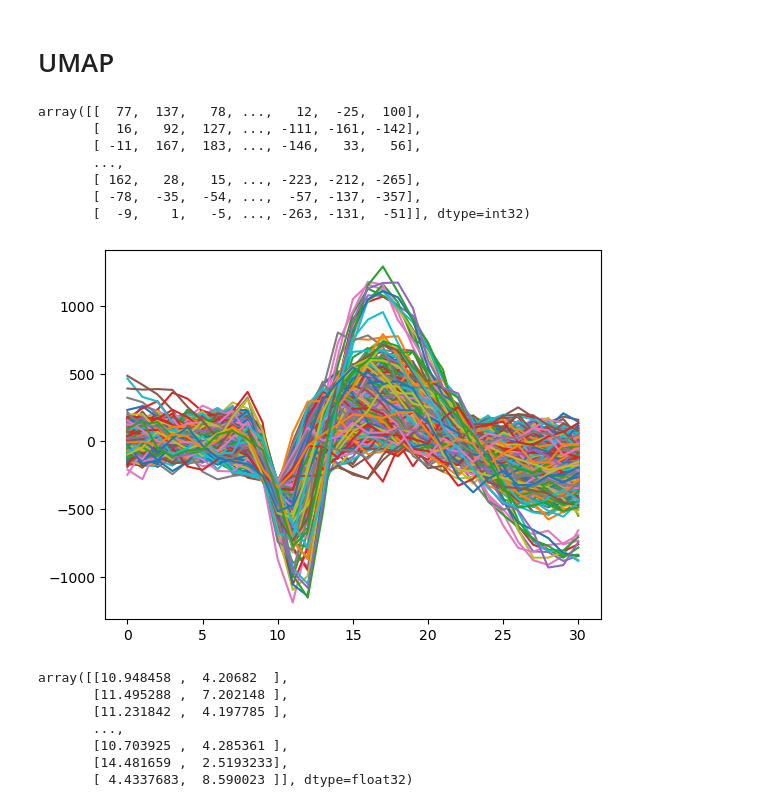
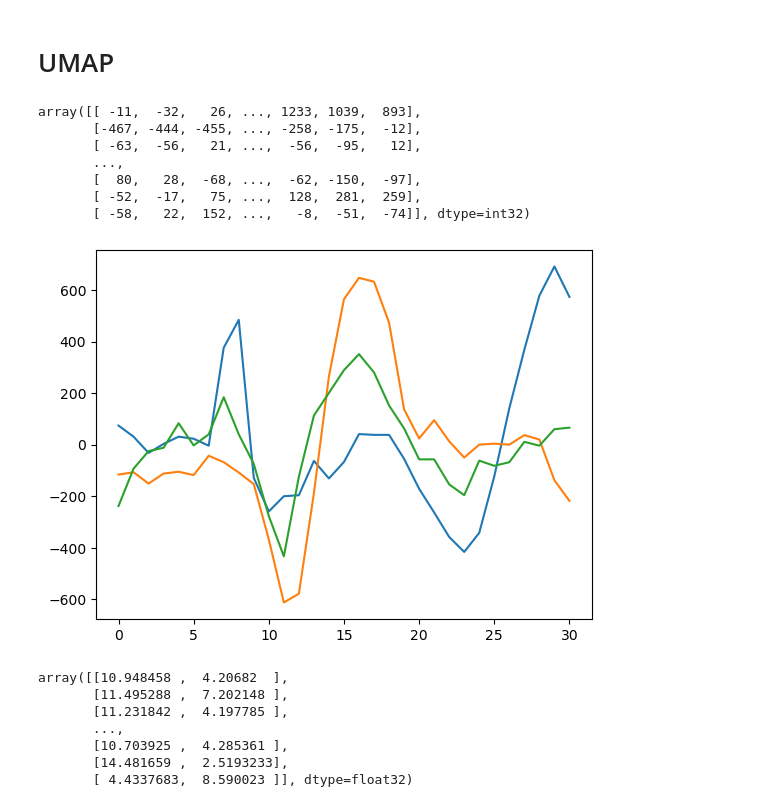
Before and after one commit to YeshuaGonzalez/T_proyect, a Jupyter notebook: ChargeSpikes.ipynb, the cells around one changed output. Cells and saved outputs as stored; diff of their text form; code cells hidden in the pictures.

```diff
--- a/ChargeSpikes.ipynb
+++ b/ChargeSpikes.ipynb
@@ -155,33 +159,34 @@ pckl_file.close()
 # %% [markdown]
 # UMAP
 # %%
-name = './files/CTR20211101s01A_SPK.pckl'
+#name = './files/CTR20211101s01A_SPK.pckl'
+name = "/media/yeshua/ZEILER/T_proyect/20230622/datamanager/Rebanada02/OPTOa20230622s02_SPK.pckl"
 charge_pckl = open(name,'rb')
 # Charge pckl file
 experiment_pckl = pickle.load(charge_pckl)
 charge_pckl.close()
 k_pckl = list(experiment_pckl.keys())
 # %%
-experiment_pckl['SegmentData_108'][0]
+experiment_pckl['SegmentData_88'][0]
 # %% [output]
-array([[  77,  137,   78, ...,   12,  -25,  100],
-       [  16,   92,  127, ..., -111, -161, -142],
-       [ -11,  167,  183, ..., -146,   33,   56],
+array([[ -11,  -32,   26, ..., 1233, 1039,  893],
+       [-467, -444, -455, ..., -258, -175,  -12],
+       [ -63,  -56,   21, ...,  -56,  -95,   12],
        ...,
-       [ 162,   28,   15, ..., -223, -212, -265],
-       [ -78,  -35,  -54, ...,  -57, -137, -357],
-       [  -9,    1,   -5, ..., -263, -131,  -51]], dtype=int32)
+       [  80,   28,  -68, ...,  -62, -150,  -97],
+       [ -52,  -17,   75, ...,  128,  281,  259],
+       [ -58,   22,  152, ...,   -8,  -51,  -74]], dtype=int32)
 # %%
 #Segment Number
 segment_selection = 2
 #plt.plot(experiment_pckl[k_pckl[segment_selection]][0].T)
-plt.plot(experiment_pckl['SegmentData_104'][0].T)
+plt.plot(experiment_pckl['SegmentData_32'][0][0:3].T)
 plt.show()
 
 #experiment_pckl['SegmentData_#'][0].T --> datos de los segmentos
 #experiment_pckl['SegmentData_#'][1].T --> datos de timestamps
 # %% [output]
-[figure, old version]
+[figure, new version]
 # %%
 #index = 0
 #tqdm(range(0, len(keys_segments)), desc ="SpikeData progress ..."):
```
Also changed, not shown: parts of 7 cells of this notebook, 3 other files.
